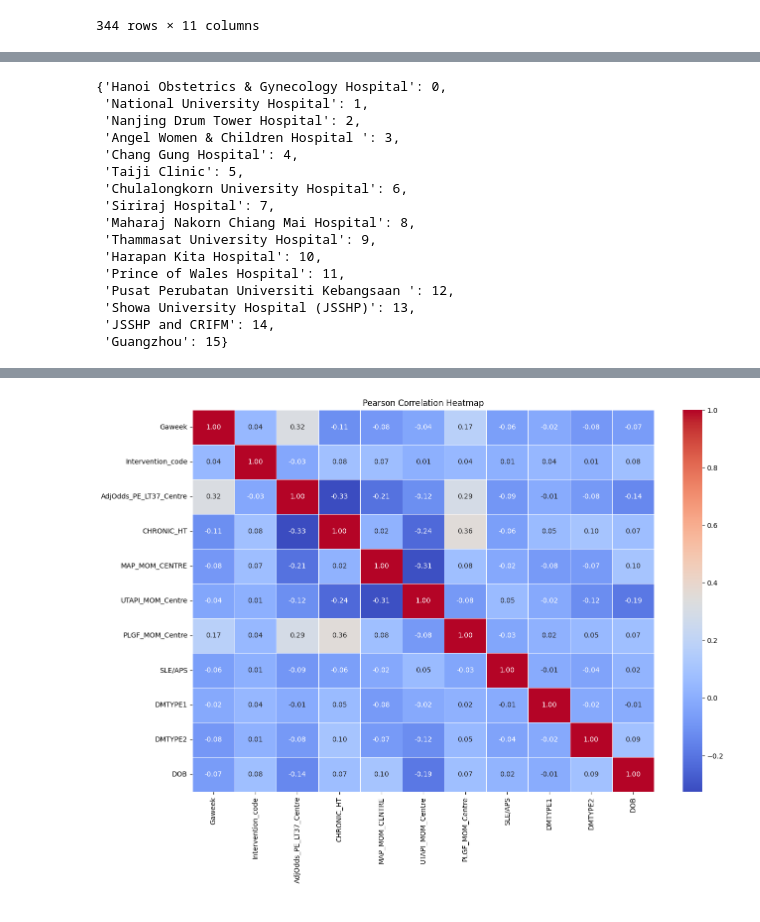
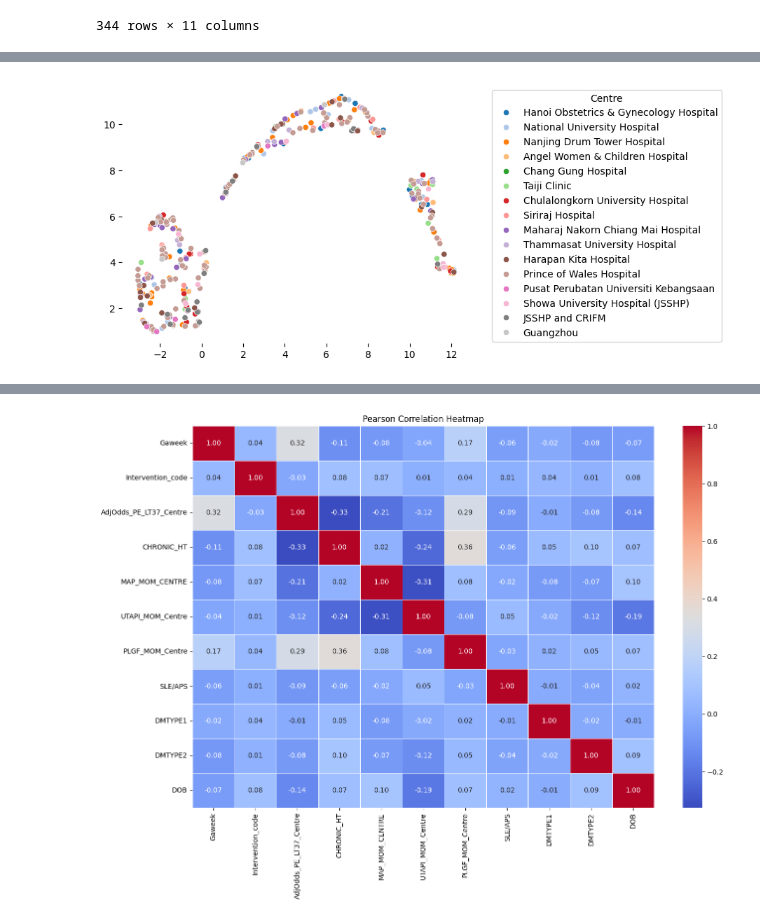
Before and after one commit to longna88/ga-shift-prediction, a Jupyter notebook: Shift_prediction.ipynb, the cells around one changed output, grey strips where cells are left out. Saved outputs shown, nothing was run; the diff lists cells and outputs as text; code cells hidden in the pictures.

```diff
--- a/Shift_prediction.ipynb
+++ b/Shift_prediction.ipynb
@@ -246,21 +94,11 @@ array(['Hanoi Obstetrics & Gynecology Hospital',
 # %%
 batches = list(df["Centre"].unique())
 batches_dict = {k:v for v, k in enumerate(batches)}
-batches_dict
+
+sns.scatterplot(x=umap_result[:, 0], y=umap_result[:, 1], hue=df['Centre'], palette="tab20")
+sns.despine(left=True, bottom=True)
+plt.legend(title="Centre", bbox_to_anchor=(1.05, 1), loc='upper left')
+
+plt.show()
 # %% [output]
-{'Hanoi Obstetrics & Gynecology Hospital': 0,
- 'National University Hospital': 1,
- 'Nanjing Drum Tower Hospital': 2,
- 'Angel Women & Children Hospital ': 3,
- 'Chang Gung Hospital': 4,
- 'Taiji Clinic': 5,
- 'Chulalongkorn University Hospital': 6,
- 'Siriraj Hospital': 7,
- 'Maharaj Nakorn Chiang Mai Hospital': 8,
- 'Thammasat University Hospital': 9,
- 'Harapan Kita Hospital': 10,
- 'Prince of Wales Hospital': 11,
- 'Pusat Perubatan Universiti Kebangsaan ': 12,
- 'Showa University Hospital (JSSHP)': 13,
- 'JSSHP and CRIFM': 14,
- 'Guangzhou': 15}
+[figure, added]
```
Also changed, not shown: parts of 43 cells of this notebook.
